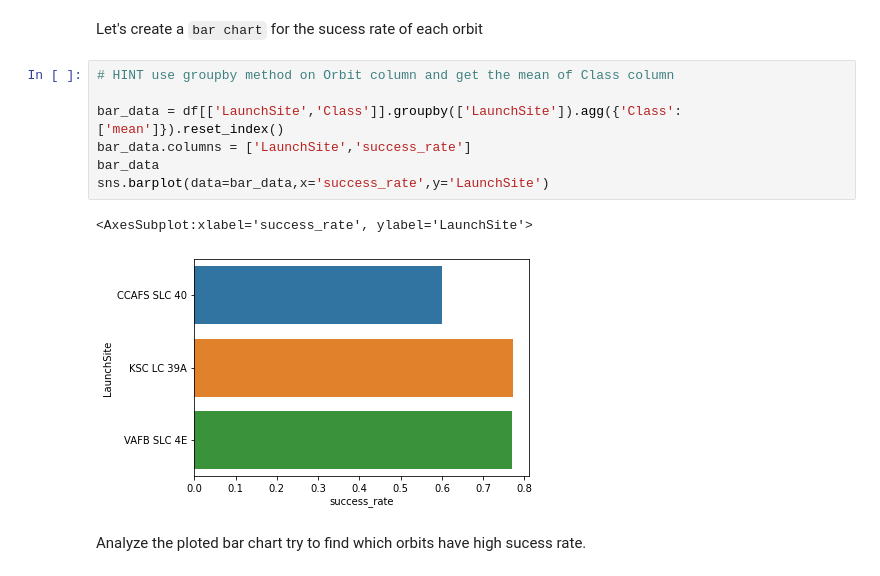
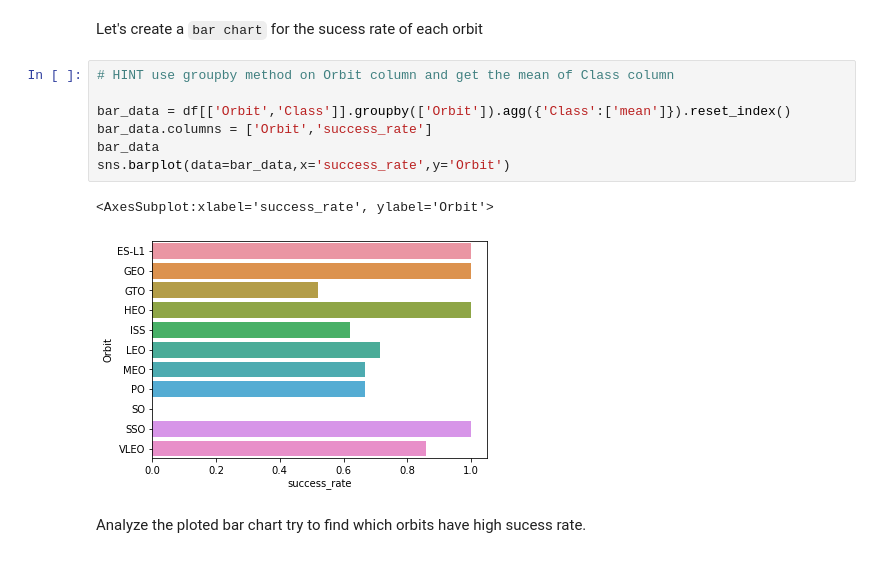
Before and after one commit to cogphn/ds-repo1, a Jupyter notebook: jupyter-labs-eda-dataviz.ipynb, the cells around one changed output. Cells and saved outputs as stored; diff of their text form.

```diff
--- a/jupyter-labs-eda-dataviz.ipynb
+++ b/jupyter-labs-eda-dataviz.ipynb
@@ -147,13 +125,13 @@ Let's create a `bar chart` for the sucess rate of each orbit
 # %%
 # HINT use groupby method on Orbit column and get the mean of Class column
 
-bar_data = df[['LaunchSite','Class']].groupby(['LaunchSite']).agg({'Class':['mean']}).reset_index()
-bar_data.columns = ['LaunchSite','success_rate']
+bar_data = df[['Orbit','Class']].groupby(['Orbit']).agg({'Class':['mean']}).reset_index()
+bar_data.columns = ['Orbit','success_rate']
 bar_data
-sns.barplot(data=bar_data,x='success_rate',y='LaunchSite')
+sns.barplot(data=bar_data,x='success_rate',y='Orbit')
 # %% [output]
-<AxesSubplot:xlabel='success_rate', ylabel='LaunchSite'>
+<AxesSubplot:xlabel='success_rate', ylabel='Orbit'>
-[figure, old version]
+[figure, new version]
 # %% [markdown]
 Analyze the ploted bar chart try to find which orbits have high sucess rate.
 # %% [markdown]
```
Also changed, not shown: parts of 4 cells of this notebook.
